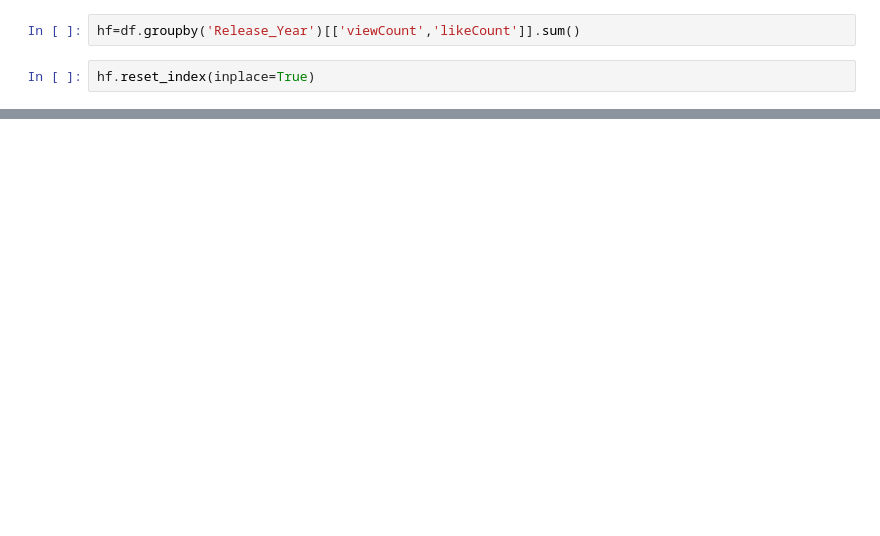
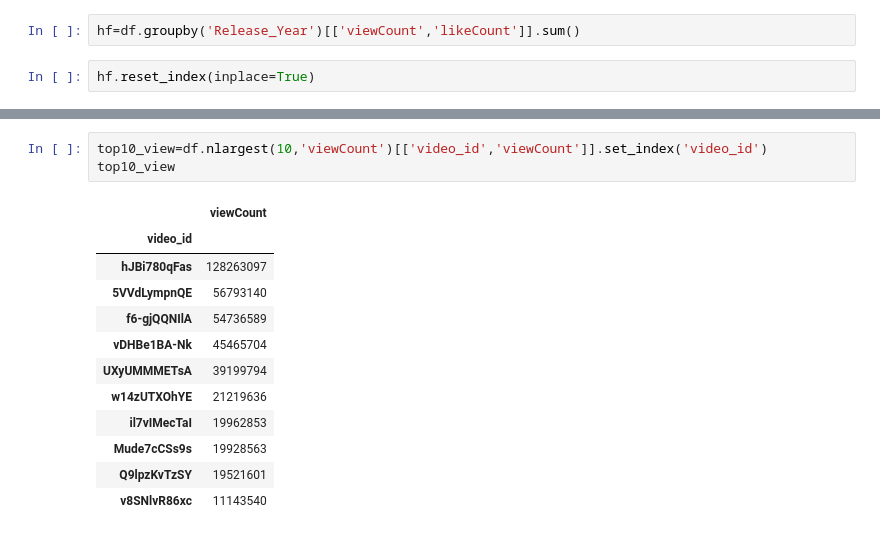
Before and after one commit to Tolubaba/porfolio-projects, a Jupyter notebook: Copy_of_mavins_youtube_api_stats.ipynb, the cells around one changed output, grey strips where cells are left out. Drawn from its saved outputs; the diff is of its cells as text; blank space fills up the shorter version.

```diff
--- a/Copy_of_mavins_youtube_api_stats.ipynb
+++ b/Copy_of_mavins_youtube_api_stats.ipynb
@@ -656,0 +502,16 @@ Text(0.5, 0, 'Releaseyear')
+# %%
+top10_view=df.nlargest(10,'viewCount')[['video_id','viewCount']].set_index('video_id')
+top10_view
+# %% [output]
+|  | viewCount |
+| video_id |  |
+| hJBi780qFas | 128263097 |
+| 5VVdLympnQE | 56793140 |
+| f6-gjQQNIlA | 54736589 |
+| vDHBe1BA-Nk | 45465704 |
+| UXyUMMMETsA | 39199794 |
+| w14zUTXOhYE | 21219636 |
+| il7vIMecTaI | 19962853 |
+| Mude7cCSs9s | 19928563 |
+| Q9lpzKvTzSY | 19521601 |
+| v8SNlvR86xc | 11143540 |
```
Also changed, not shown: parts of 89 cells of this notebook.
